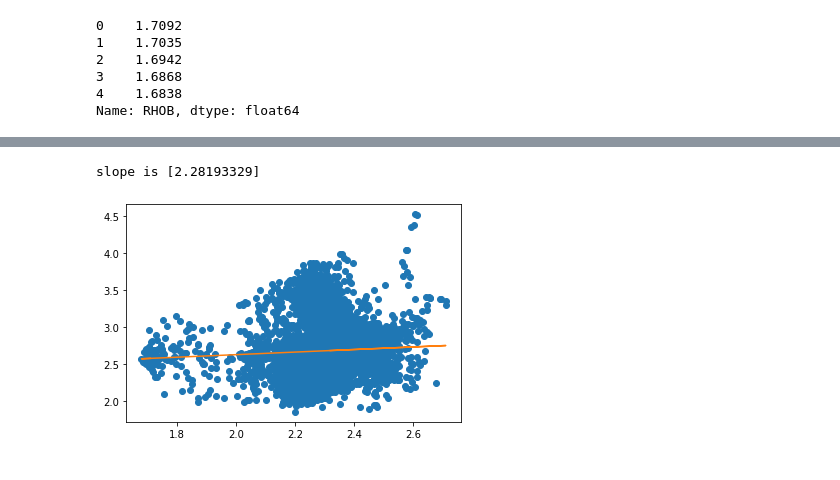
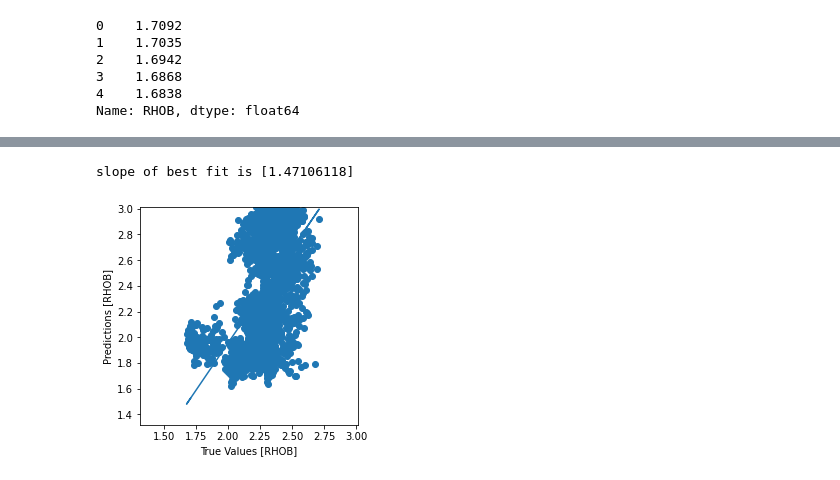
Before and after one commit to dernestbank/Lithology-Log-prediction-, a Jupyter notebook: ANN Comparing models.ipynb, the cells around one changed output, grey strips where cells are left out. Saved outputs shown, nothing was run; the diff lists cells and outputs as text; code cells hidden in the pictures.

```diff
--- a/ANN Comparing models.ipynb
+++ b/ANN Comparing models.ipynb
@@ -357,7 +424,9 @@ def plot_Regression4s(target4s, predict4s):
     print("slope is" , np.array(b))
 
 
-plot_Regression4s(trial4s_target,prediction4s)
+# plot_Regression4s(trial4s_target,prediction4s)
-# %% [output]
-slope is [2.28193329]
-[figure, removed]
+# %%
+plot_regression(trial4s_target,prediction4s)
+# %% [output]
+slope of best fit is [1.47106118]
+[figure, added]
```
Also changed, not shown: parts of 17 cells of this notebook, 3 other files.
